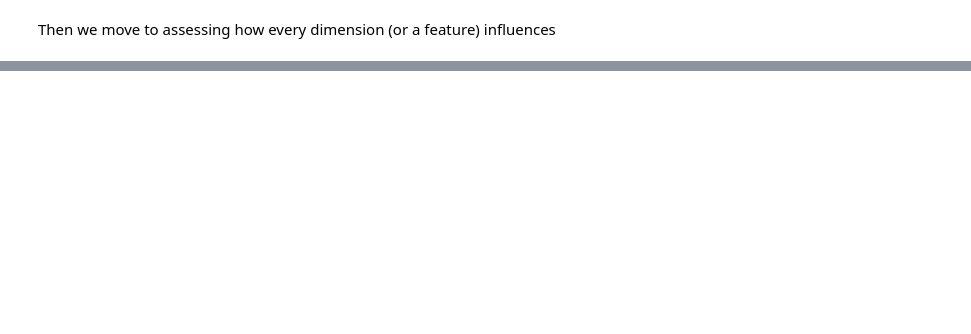
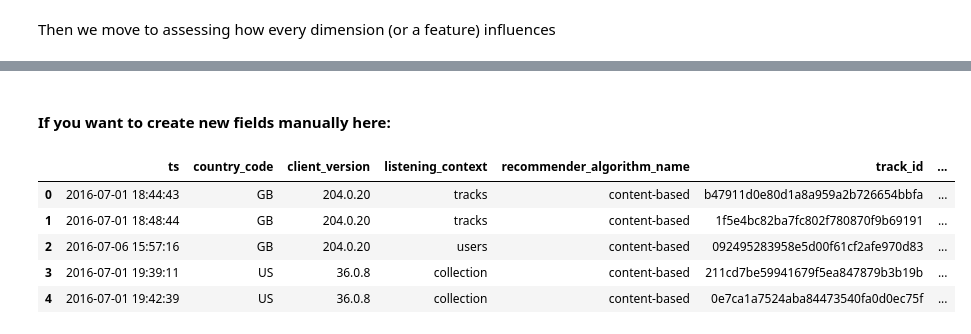
Before and after one commit to nastyh/SC, a Jupyter notebook: SC_Jupyter.ipynb, the cells around one changed output, grey strips where cells are left out. Cells and saved outputs as stored; diff of their text form; code cells hidden in the pictures; blank space fills up the shorter version.

```diff
--- a/SC_Jupyter.ipynb
+++ b/SC_Jupyter.ipynb
@@ -182,0 +222,2 @@ Then we move to assessing how every dimension (or a feature) influences
+# %% [markdown]
+#### If you want to create new fields manually here:
@@ -182,0 +229,15 @@ Then we move to assessing how every dimension (or a feature) influences
+# %%
+# Users' time on the platform
+age = df_values.groupby('listener_id')['ts'].max() - df_values.groupby('listener_id')['listener_signup_date'].min()
+# %%
+# adding this column
+result_w_age = df_values.merge(age.to_frame(), on='listener_id')
+# %%
+result_w_age.head()
+# %% [output]
+|  | ts | country_code | client_version | listening_context | recommender_algorithm_name | track_id | ... |
+| 0 | 2016-07-01 18:44:43 | GB | 204.0.20 | tracks | content-based | b47911d0e80d1a8a959a2b726654bbfa | ... |
+| 1 | 2016-07-01 18:48:44 | GB | 204.0.20 | tracks | content-based | 1f5e4bc82ba7fc802f780870f9b69191 | ... |
+| 2 | 2016-07-06 15:57:16 | GB | 204.0.20 | users | content-based | 092495283958e5d00f61cf2afe970d83 | ... |
+| 3 | 2016-07-01 19:39:11 | US | 36.0.8 | collection | content-based | 211cd7be59941679f5ea847879b3b19b | ... |
+| 4 | 2016-07-01 19:42:39 | US | 36.0.8 | collection | content-based | 0e7ca1a7524aba84473540fa0d0ec75f | ... |
```
Also changed, not shown: parts of 33 cells of this notebook, 3 other files.
